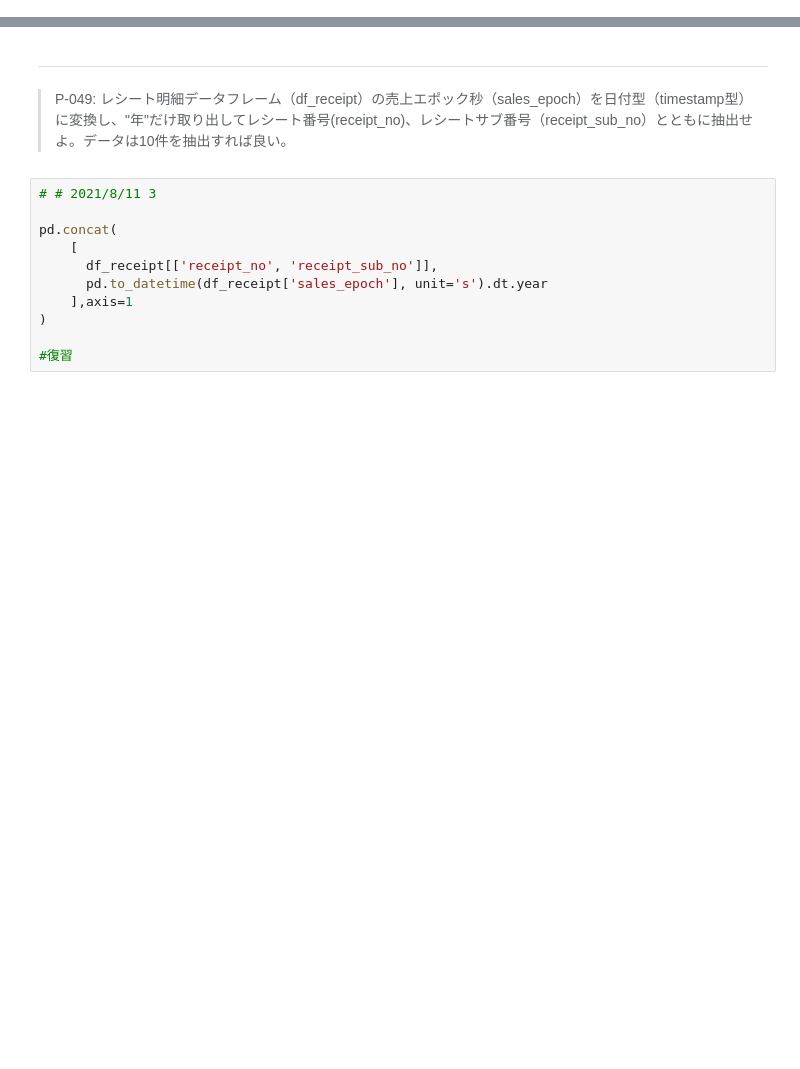
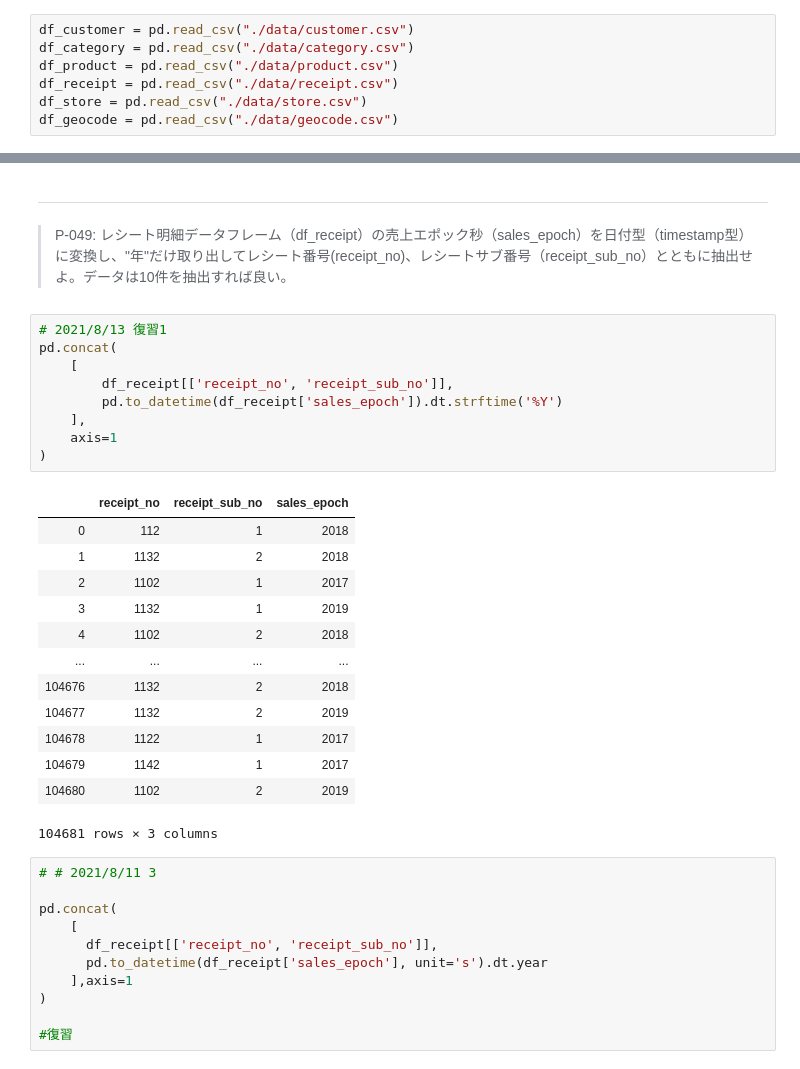
Before and after one commit to cyoshihara/ds100, a Jupyter notebook: preprocess_knock_Python_20210728-.ipynb, the cells around one changed output, grey strips where cells are left out. Saved outputs shown, nothing was run; the diff lists cells and outputs as text; blank space fills up the shorter version.

```diff
--- a/preprocess_knock_Python_20210728-.ipynb
+++ b/preprocess_knock_Python_20210728-.ipynb
@@ -59,3 +36,10 @@ df_geocode = pd.read_csv("/content/drive/MyDrive/Colab Notebooks/prepocess_100/d
+# %%
+df_customer = pd.read_csv("./data/customer.csv")
+df_category = pd.read_csv("./data/category.csv")
+df_product = pd.read_csv("./data/product.csv")
+df_receipt = pd.read_csv("./data/receipt.csv")
+df_store = pd.read_csv("./data/store.csv")
+df_geocode = pd.read_csv("./data/geocode.csv")
 # %%
 df_receipt.dtypes
 # %% [output]
@@ -1367,6 +1351,29 @@ df_receipt['sales_epoch'].apply( lambda x: datetime.fromtimestamp(x)) ],axis=1)
 # %% [markdown]
 ---
 > P-049: レシート明細データフレーム（df_receipt）の売上エポック秒（sales_epoch）を日付型（timestamp型）に変換し、"年"だけ取り出してレシート番号(receipt_no)、レシートサブ番号（receipt_sub_no）とともに抽出せよ。データは10件を抽出すれば良い。
+# %%
+# 2021/8/13 復習1
+pd.concat(
+    [
+        df_receipt[['receipt_no', 'receipt_sub_no']],
+        pd.to_datetime(df_receipt['sales_epoch']).dt.strftime('%Y')
+    ],
+    axis=1
+)
+# %% [output]
+|  | receipt_no | receipt_sub_no | sales_epoch |
+| 0 | 112 | 1 | 2018 |
+| 1 | 1132 | 2 | 2018 |
+| 2 | 1102 | 1 | 2017 |
+| 3 | 1132 | 1 | 2019 |
+| 4 | 1102 | 2 | 2018 |
+| ... | ... | ... | ... |
+| 104676 | 1132 | 2 | 2018 |
+| 104677 | 1132 | 2 | 2019 |
+| 104678 | 1122 | 1 | 2017 |
+| 104679 | 1142 | 1 | 2017 |
+| 104680 | 1102 | 2 | 2019 |
+104681 rows × 3 columns
 # %%
 # # 2021/8/11 3
 
```
Also changed, not shown: parts of 4 cells of this notebook, 1 other file.
